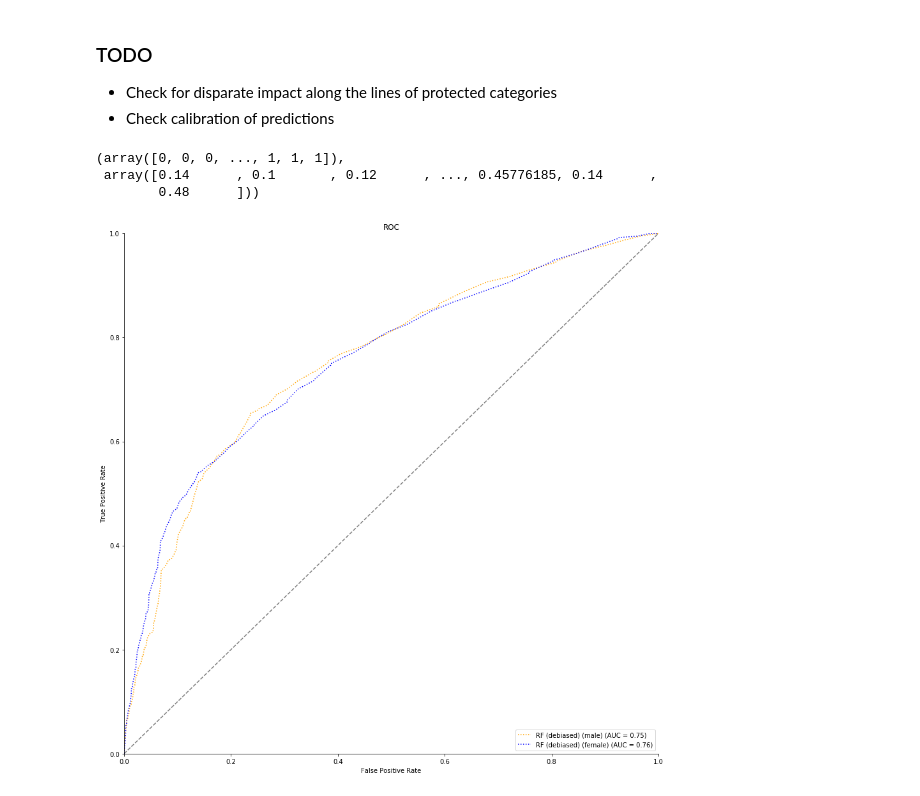
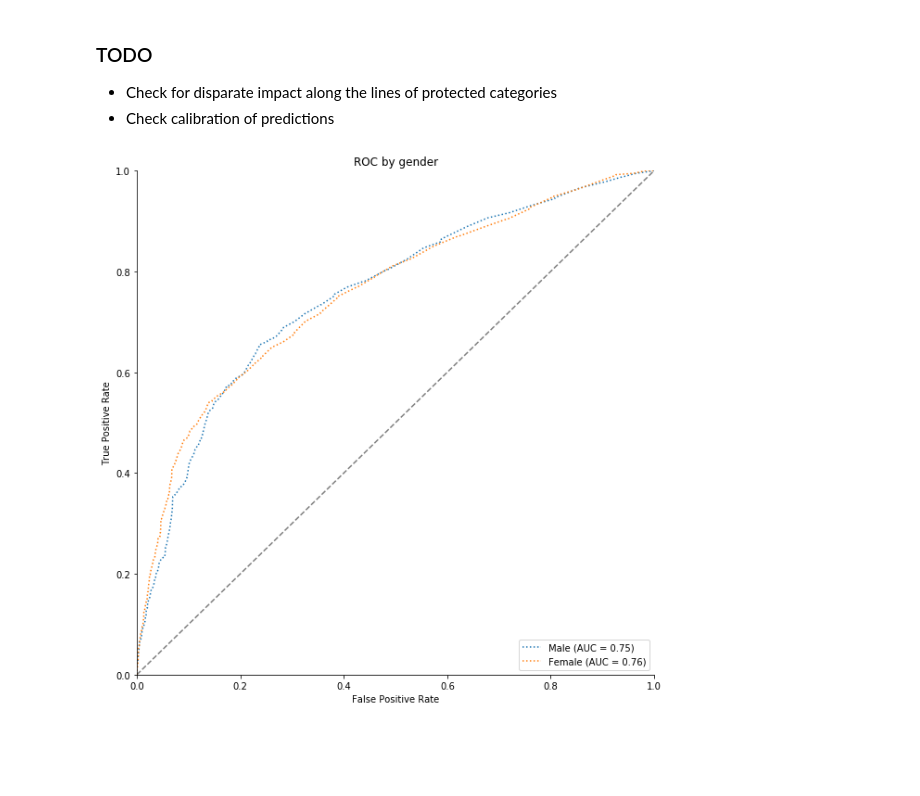
Before and after one commit to JanGeffert/AC221-FinalProject, a Jupyter notebook: eda_miru.ipynb, the cells around one changed output. Saved outputs shown, nothing was run; the diff lists cells and outputs as text; code cells hidden in the pictures; blank space fills up the shorter version.

Commit message:
add different ROC analyses

```diff
--- a/eda_miru.ipynb
+++ b/eda_miru.ipynb
@@ -742,9 +742,3 @@ plt.show()
 ### TODO
 * Check for disparate impact along the lines of protected categories
 * Check calibration of predictions
-# %%
-random_forest_fair_info
-# %% [output]
-(array([0, 0, 0, ..., 1, 1, 1]),
- array([0.14      , 0.1       , 0.12      , ..., 0.45776185, 0.14      ,
-        0.48      ]))
@@ -765,28 +745,34 @@ y_hat_test_probs_female = random_forest_fair_info[1][~male_mask]
 # %%
-# Plot ROC curve
-# adapted from https://stackoverflow.com/questions/25009284/how-to-plot-roc-curve-in-python
-plt.figure(figsize=(15,15))
-plt.title("ROC")
-plt.plot([0,1], [0,1], linestyle="dashed", color="gray")
+def bucket_plot(buckets, filename, title):
+    """Plots ROC curves for different cuts (buckets) of the data."""
+    # Plot ROC curve
+    # adapted from https://stackoverflow.com/questions/25009284/how-to-plot-roc-curve-in-python
+    plt.figure(figsize=(10,10))
+    plt.title(title)
+    plt.plot([0,1], [0,1], linestyle="dashed", color="gray")
 
-fpr, tpr, thresholds = roc_curve(y_test_male, y_hat_test_probs_male)
-roc_auc = auc(fpr, tpr)
-plt.plot(fpr, tpr,
-         color="orange", linestyle="dotted",
-         label="RF (debiased) (male) (AUC = {:.2f})".format(roc_auc))
+    for name, mask in buckets.items():
+        y_test = random_forest_fair_info[0][mask]
+        y_hat_probs = random_forest_fair_info[1][mask]
+        fpr, tpr, thresholds = roc_curve(y_test, y_hat_probs)
+        roc_auc = auc(fpr, tpr)
+        plt.plot(fpr, tpr, linestyle="dotted",
+             label="{} (AUC = {:.2f})".format(name, roc_auc))
 
-fpr, tpr, thresholds = roc_curve(y_test_female, y_hat_test_probs_female)
-roc_auc = auc(fpr, tpr)
-plt.plot(fpr, tpr,
-         color="blue", linestyle="dotted",
-         label="RF (debiased) (female) (AUC = {:.2f})".format(roc_auc))
 
-plt.xlim([0,1])
-plt.ylim([0,1])
-plt.xlabel("False Positive Rate")
-plt.ylabel("True Positive Rate")
-plt.legend(loc=4)
-sns.despine()
-plt.show()
+    plt.xlim([0,1])
+    plt.ylim([0,1])
+    plt.xlabel("False Positive Rate")
+    plt.ylabel("True Positive Rate")
+    plt.legend(loc=4)
+    sns.despine()
+    plt.savefig(filename, transparent=True)
+    plt.show()
-# %% [output]
-[figure, removed]
+# %%
+gender_buckets = {
+    "Male": x_test["gender_male"] == 1,
+    "Female": x_test["gender_male"] == 0
+}
+bucket_plot(gender_buckets, "docs/img/roc_by_gender_plot.png", "ROC by gender")
+# %% [output]
+[figure, added]
```
Also changed, not shown: parts of 7 cells of this notebook, 4 other files.
